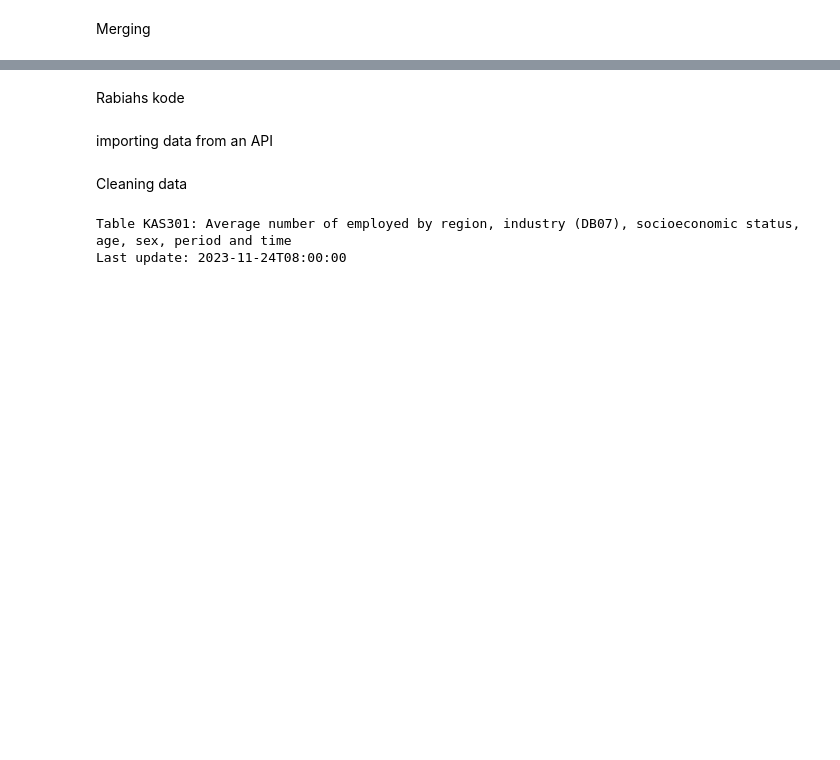
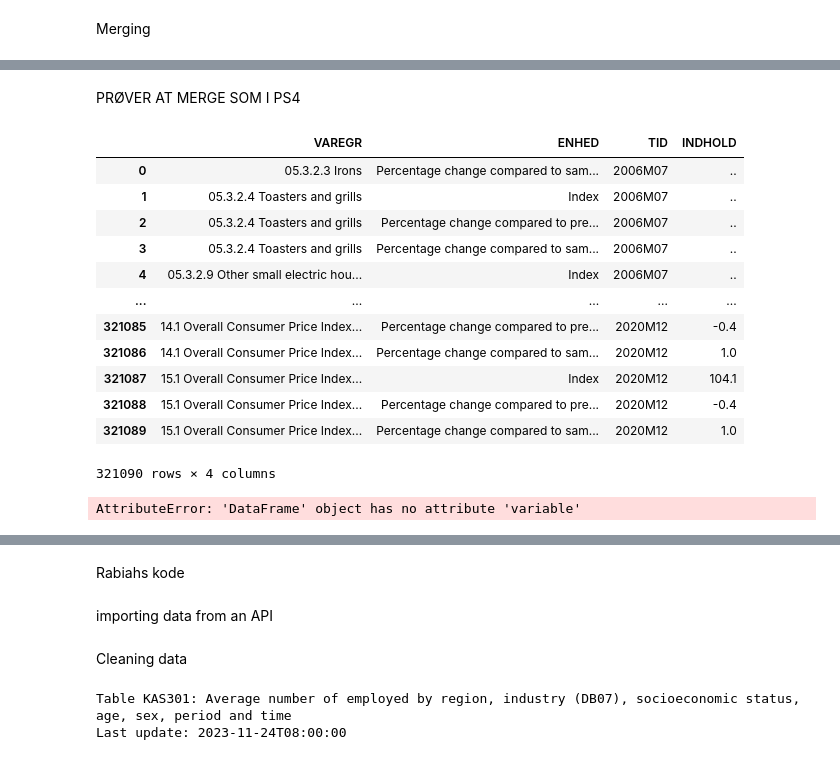
Before and after one commit to NumEconCopenhagen/projects-2024-sulaiman-phil-og-rabiah, a Jupyter notebook: dataproject/dataproject.ipynb, the cells around one changed output, grey strips where cells are left out. Saved outputs shown, nothing was run; the diff lists cells and outputs as text; code cells hidden in the pictures; blank space fills up the shorter version.

```diff
--- a/dataproject/dataproject.ipynb
+++ b/dataproject/dataproject.ipynb
@@ -633,0 +621,2 @@ plt.show()
+# %% [markdown]
+PRØVER AT MERGE SOM I PS4
@@ -633,0 +639,39 @@ plt.show()
+# %%
+# hint,
+nah1_api = DstApi('PRIS111')
+# hint,
+params = nah1_api._define_base_params(language='en')
+
+nah1 = nah1_api.get_data(params)
+# %%
+nah1
+# %% [output]
+|  | VAREGR | ENHED | TID | INDHOLD |
+| 0 | 05.3.2.3 Irons | Percentage change compared to sam... | 2006M07 | .. |
+| 1 | 05.3.2.4 Toasters and grills | Index | 2006M07 | .. |
+| 2 | 05.3.2.4 Toasters and grills | Percentage change compared to pre... | 2006M07 | .. |
+| 3 | 05.3.2.4 Toasters and grills | Percentage change compared to sam... | 2006M07 | .. |
+| 4 | 05.3.2.9 Other small electric hou... | Index | 2006M07 | .. |
+| ... | ... | ... | ... | ... |
+| 321085 | 14.1 Overall Consumer Price Index... | Percentage change compared to pre... | 2020M12 | -0.4 |
+| 321086 | 14.1 Overall Consumer Price Index... | Percentage change compared to sam... | 2020M12 | 1.0 |
+| 321087 | 15.1 Overall Consumer Price Index... | Index | 2020M12 | 104.1 |
+| 321088 | 15.1 Overall Consumer Price Index... | Percentage change compared to pre... | 2020M12 | -0.4 |
+| 321089 | 15.1 Overall Consumer Price Index... | Percentage change compared to sam... | 2020M12 | 1.0 |
+321090 rows × 4 columns
+# %%
+# hint,
+nah1.rename(columns=columns_dict,inplace=True)
+nah1
+
+for key,value in var_dict.items():
+    nah1.variable.replace(key,value,inplace=True)
+
+nah1
+
+for key,value in unit_dict.items():
+    nah1.unit.replace(key,value,inplace=True)
+
+nah1
+# %% [output]
+AttributeError: 'DataFrame' object has no attribute 'variable'
```
Also changed, not shown: parts of 8 cells of this notebook.
